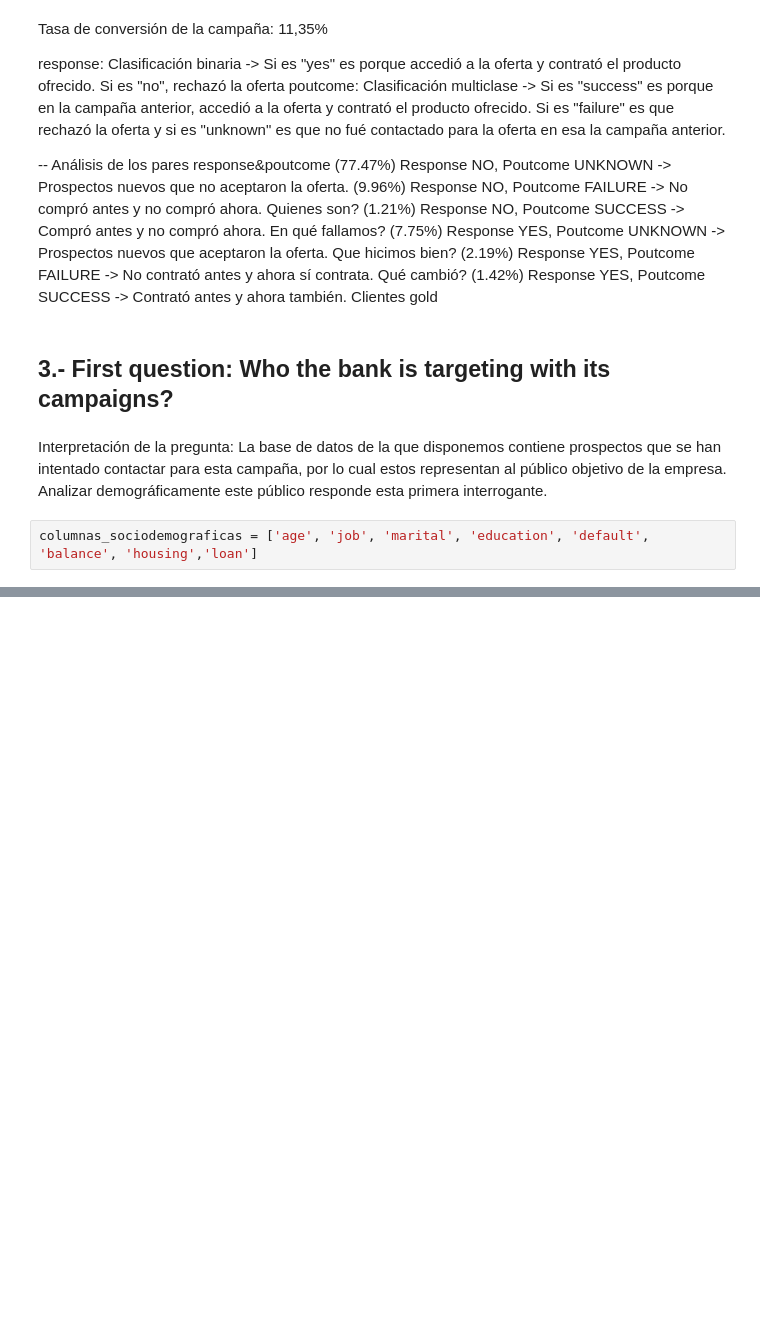
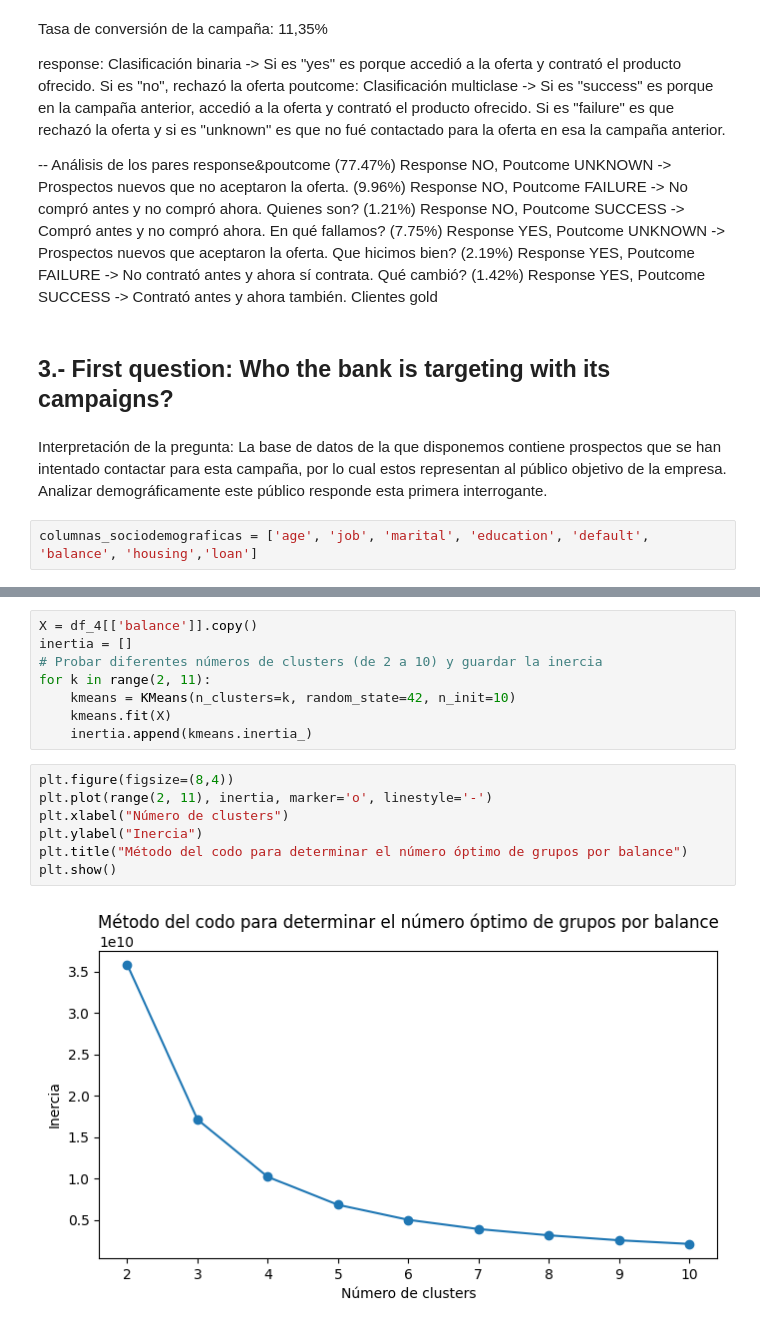
Before and after one commit to nicur32/Proyecto_Bank, a Jupyter notebook: BANK HAKATHON/hackathon.ipynb, the cells around one changed output, grey strips where cells are left out. Cells and saved outputs as stored; diff of their text form; blank space fills up the shorter version.

```diff
--- a/BANK HAKATHON/hackathon.ipynb
+++ b/BANK HAKATHON/hackathon.ipynb
@@ -228,0 +309,17 @@ columnas_sociodemograficas = ['age', 'job', 'marital', 'education', 'default', '
+# %%
+X = df_4[['balance']].copy()
+inertia = []
+# Probar diferentes números de clusters (de 2 a 10) y guardar la inercia
+for k in range(2, 11):
+    kmeans = KMeans(n_clusters=k, random_state=42, n_init=10)
+    kmeans.fit(X)
+    inertia.append(kmeans.inertia_)
+# %%
+plt.figure(figsize=(8,4))
+plt.plot(range(2, 11), inertia, marker='o', linestyle='-')
+plt.xlabel("Número de clusters")
+plt.ylabel("Inercia")
+plt.title("Método del codo para determinar el número óptimo de grupos por balance")
+plt.show()
+# %% [output]
+[figure, added]
```
Also changed, not shown: parts of 45 cells of this notebook, 1 other file.
